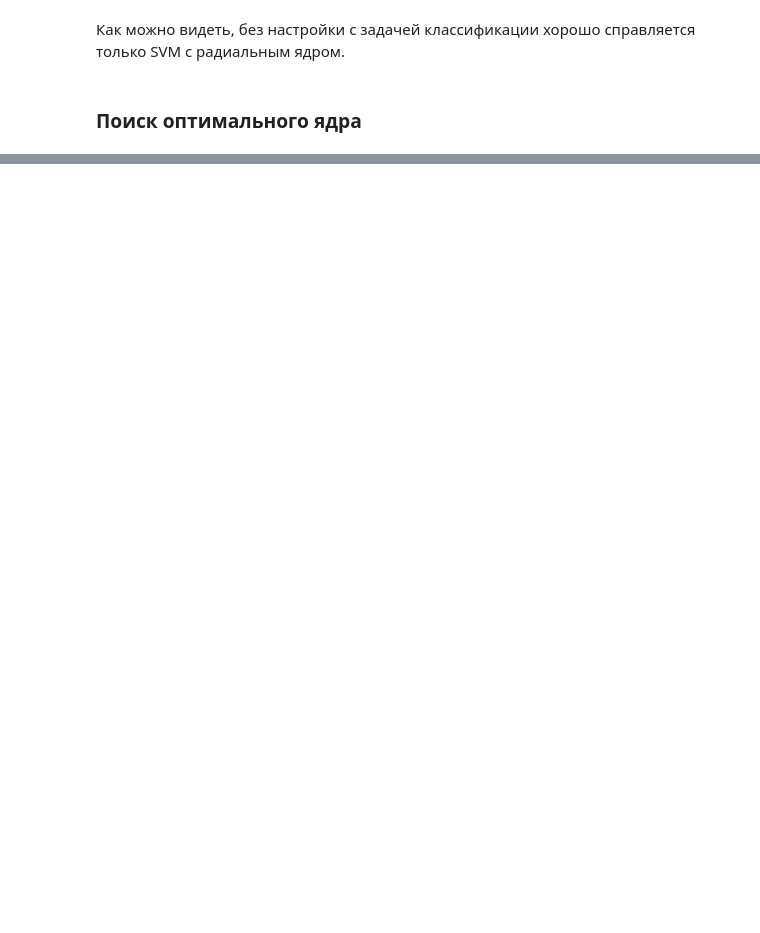
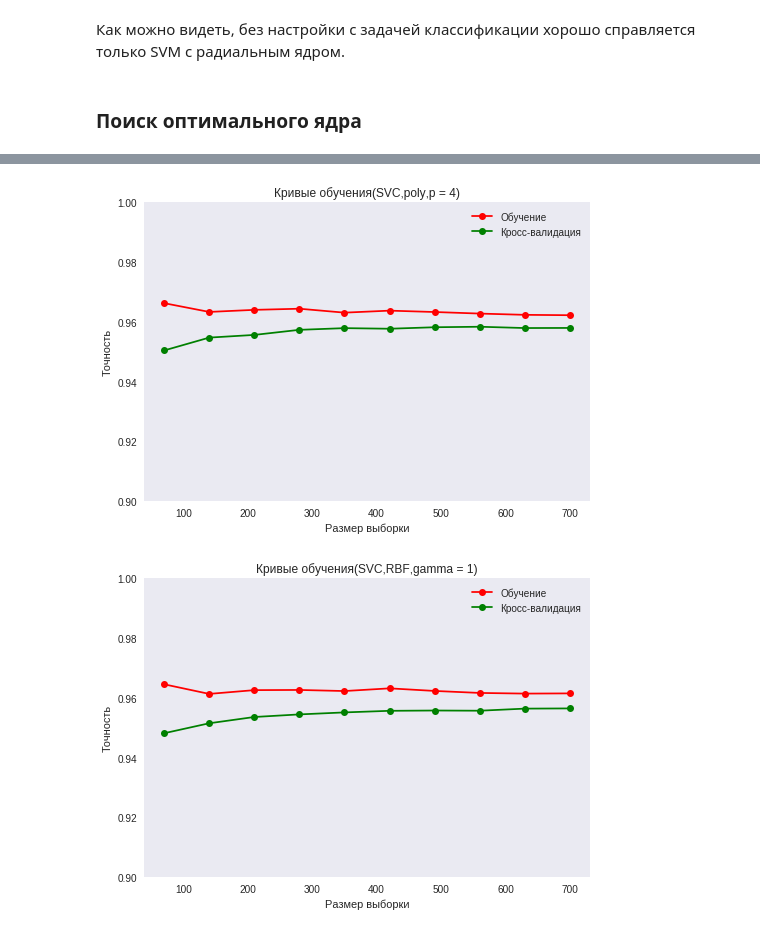
Before and after one commit to mzaharchenko/ml-labs, a Jupyter notebook: lab7.ipynb, the cells around one changed output, grey strips where cells are left out. Drawn from its saved outputs; the diff is of its cells as text; code cells hidden in the pictures; blank space fills up the shorter version.

```diff
--- a/lab7.ipynb
+++ b/lab7.ipynb
@@ -187,0 +166,13 @@ plt.show()
+# %%
+estimator1 = best_models[0]
+estimator2 = best_models[1]
+title1 = "Кривые обучения(SVC,poly,p = 4)"
+title2 = "Кривые обучения(SVC,RBF,gamma = 1)"
+# %%
+cv = ShuffleSplit(n_splits=100, test_size=0.3, random_state=17)
+# %%
+plot_learning_curve(estimator1, title1, X, y, ylim=(0.9, 1.0), cv=cv, n_jobs=-1);
+plot_learning_curve(estimator2, title2, X, y, ylim=(0.9, 1.0), cv=cv, n_jobs=-1);
+# %% [output]
+[figure, added]
+[figure, added]
```
Also changed, not shown: parts of 15 cells of this notebook, 1 other file.
